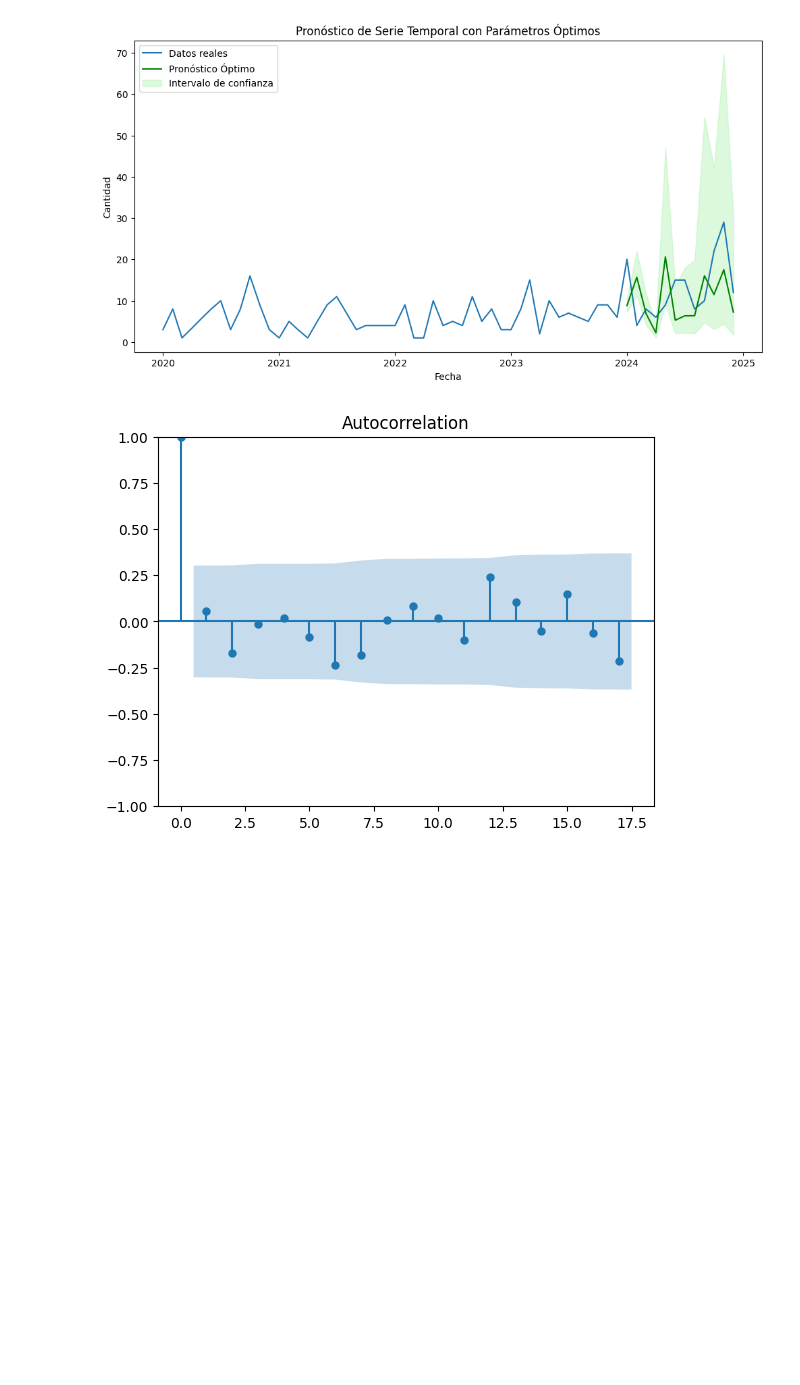
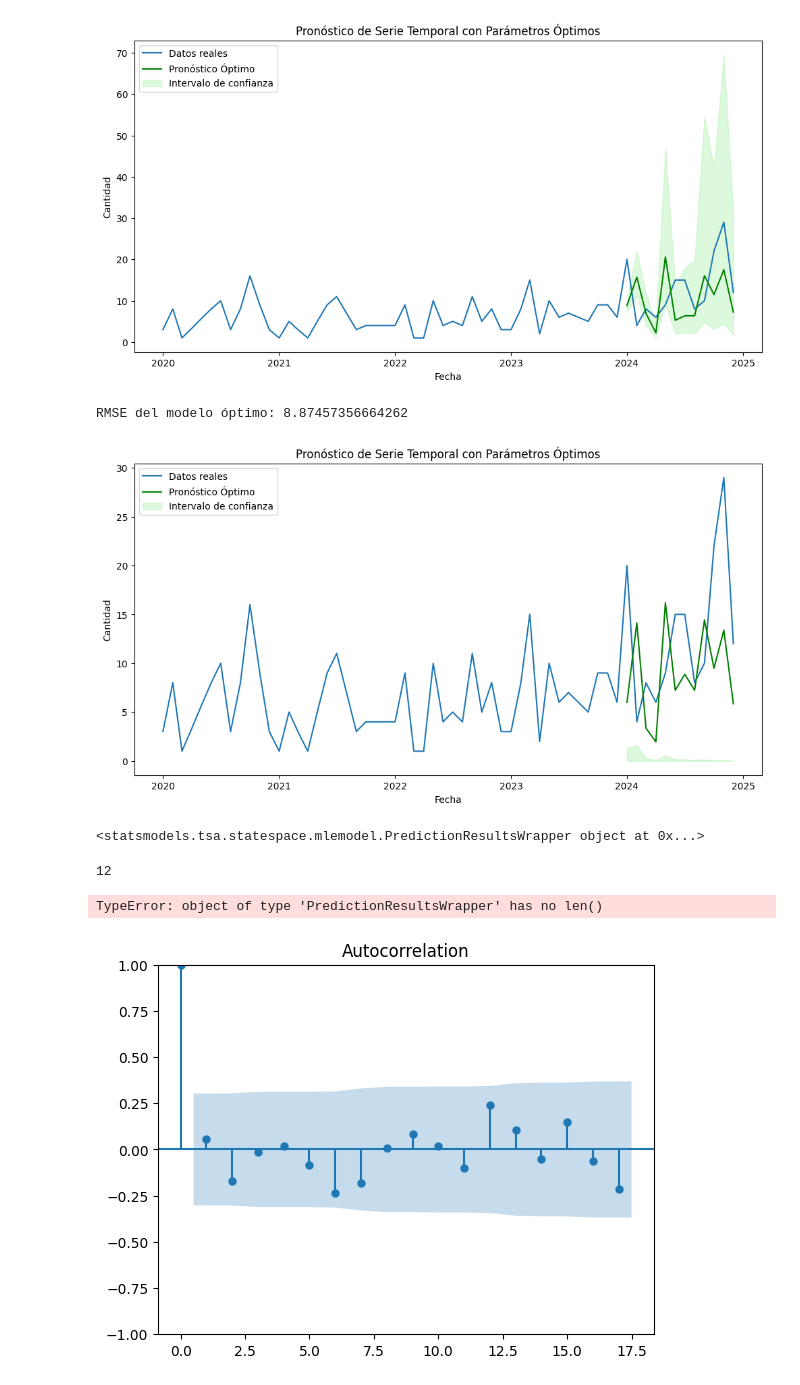
Before and after one commit to serway-hub/Proyecto_pronostico, a Jupyter notebook: pronosticos_pergolite.ipynb, the cells around one changed output. Saved outputs shown, nothing was run; the diff lists cells and outputs as text; code cells hidden in the pictures; blank space fills up the shorter version.

```diff
--- a/pronosticos_pergolite.ipynb
+++ b/pronosticos_pergolite.ipynb
@@ -332,0 +374,9 @@ optimal_forecast_upper = np.exp(optimal_forecast_log_conf_int.iloc[:, 1].astype(
+# %%
+optimal_forecast_log_two = optimal_results_two.get_forecast(steps=len(test))
+optimal_forecast_log_mean_two = optimal_forecast_log_two.predicted_mean
+optimal_forecast_log_conf_int_two = optimal_forecast_log_two.conf_int()
+print(optimal_forecast_log_conf_int_two)
+# Invertir la transformación logarítmica
+optimal_forecast_two = np.exp(optimal_forecast_log_mean_two)
+optimal_forecast_lower_two = np.exp(optimal_forecast_log_conf_int_two.iloc[:, 0].astype(float)).values
+optimal_forecast_upper_two = np.exp(optimal_forecast_log_conf_int_two.iloc[:, 1].astype(float)).values
@@ -350,6 +414,36 @@ plt.show()
 # %% [output]
 RMSE del modelo óptimo: 8.59545252846523
 [figure]
+# %%
+
+# Calcular el nuevo RMSE
+optimal_rmse_two = np.sqrt(mean_squared_error(np.exp(test), optimal_forecast_two))
+print(f"RMSE del modelo óptimo: {optimal_rmse_two}")
+
+
+# Graficar resultados
+plt.figure(figsize=(12,6))
+plt.plot(base_analisis_pergolite_com.index, base_analisis_pergolite_com, label='Datos reales')
+plt.plot(test.index, optimal_forecast_two, label='Pronóstico Óptimo', color='green')
+plt.fill_between(test.index, optimal_forecast_lower_two,
+                 color='lightgreen', alpha=0.3, label='Intervalo de confianza')
+plt.title('Pronóstico de Serie Temporal con Parámetros Óptimos')
+plt.xlabel('Fecha')
+plt.ylabel('Cantidad')
+plt.legend()
+plt.show()
+
+print(optimal_forecast_log_two)
+# %% [output]
+RMSE del modelo óptimo: 8.87457356664262
+[figure, added]
+<statsmodels.tsa.statespace.mlemodel.PredictionResultsWrapper object at 0x...>
+# %%
+print(len(test.index))
+print(len(optimal_forecast_log_two))
+# %% [output]
+12
+TypeError: object of type 'PredictionResultsWrapper' has no len()
 # %%
 from statsmodels.graphics.tsaplots import plot_acf, plot_pacf
 acf_original = plot_acf(train)
```
Also changed, not shown: parts of 4 cells of this notebook.
